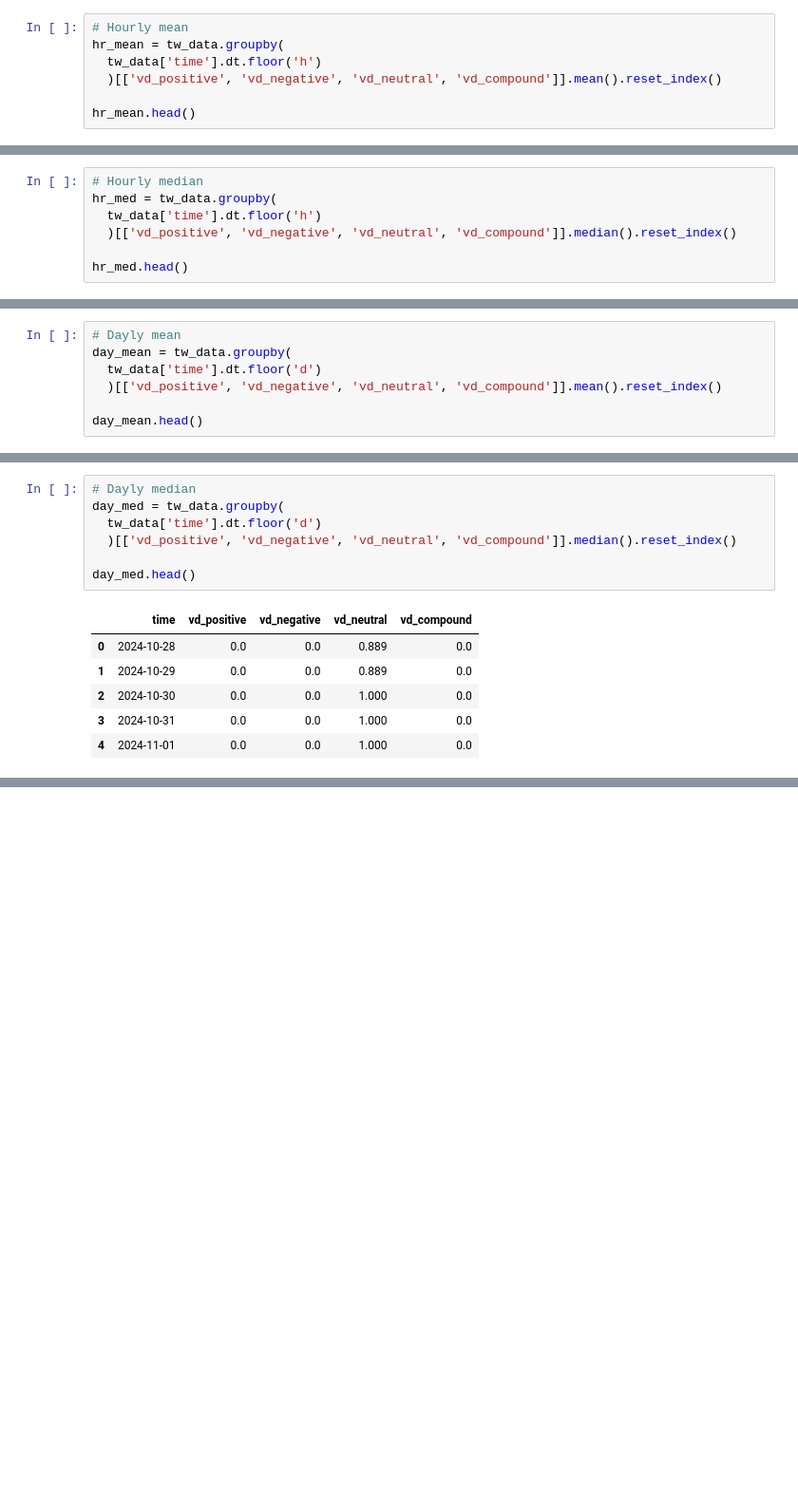
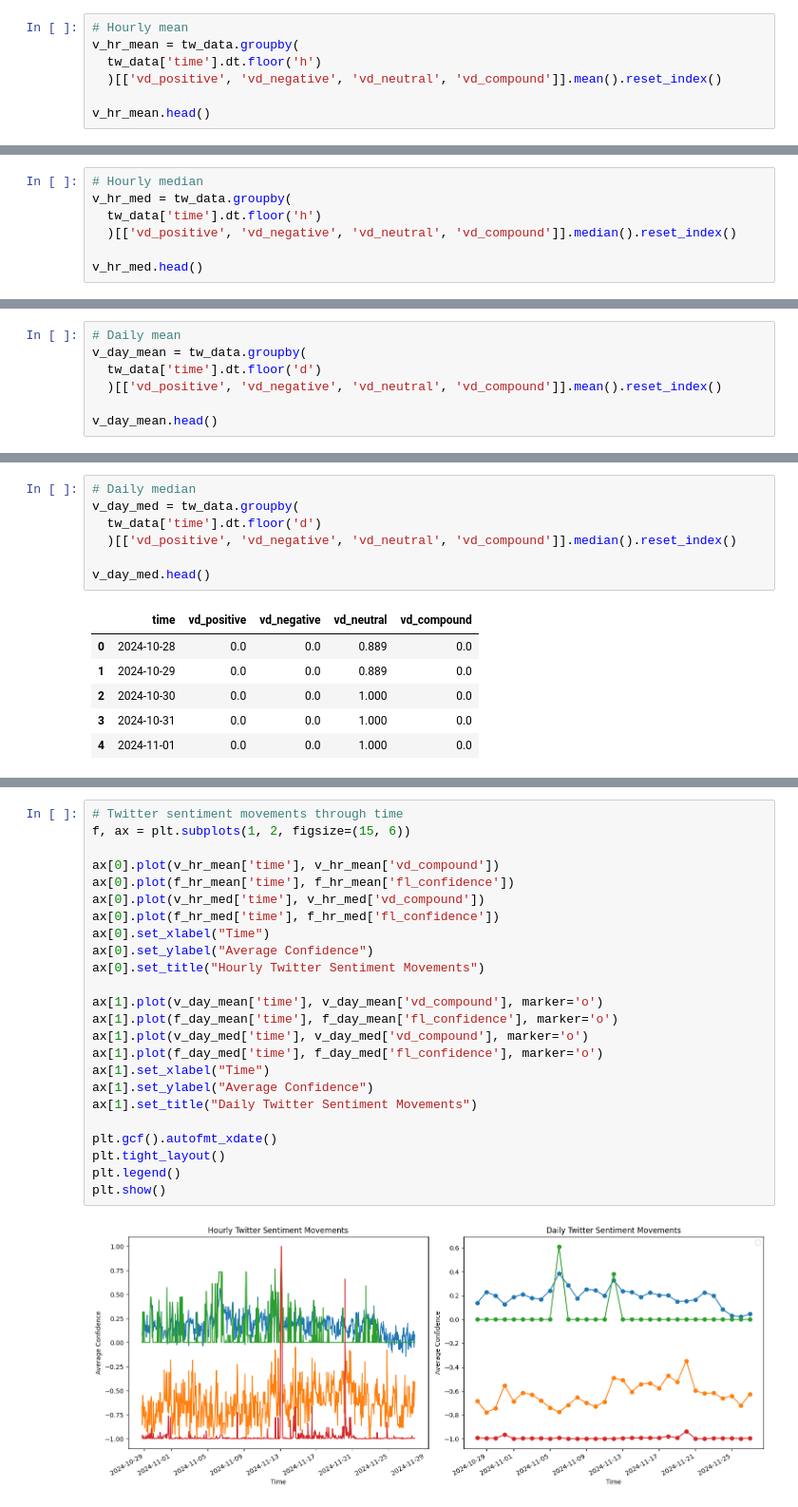
Before and after one commit to RubyQianru/Crypto-Price-and-Twitter-Sentimental-Analysis, a Jupyter notebook: main.ipynb, the cells around one changed output, grey strips where cells are left out. Shown at 95% size. Drawn from its saved outputs; the diff is of its cells as text; blank space fills up the shorter version.

Commit message:
💥 Add distribution graph

```diff
--- a/main.ipynb
+++ b/main.ipynb
@@ -380,11 +401,11 @@ plt.show()
 - Calculate the mean and median of **confidence** column grouped by day.
 # %%
 # Hourly mean
-hr_mean = tw_data.groupby(
+v_hr_mean = tw_data.groupby(
   tw_data['time'].dt.floor('h')
   )[['vd_positive', 'vd_negative', 'vd_neutral', 'vd_compound']].mean().reset_index()
 
-hr_mean.head()
+v_hr_mean.head()
 # %% [output]
 |  | time | vd_positive | vd_negative | vd_neutral | vd_compound |
 | 0 | 2024-10-28 19:00:00 | 0.067324 | 0.039471 | 0.893147 | 0.090591 |
@@ -394,11 +415,11 @@ hr_mean.head()
 | 4 | 2024-10-28 23:00:00 | 0.130353 | 0.000000 | 0.869647 | 0.282982 |
 # %%
 # Hourly median
-hr_med = tw_data.groupby(
+v_hr_med = tw_data.groupby(
   tw_data['time'].dt.floor('h')
   )[['vd_positive', 'vd_negative', 'vd_neutral', 'vd_compound']].median().reset_index()
 
-hr_med.head()
+v_hr_med.head()
 # %% [output]
 |  | time | vd_positive | vd_negative | vd_neutral | vd_compound |
 | 0 | 2024-10-28 19:00:00 | 0.000 | 0.0 | 0.903 | 0.0000 |
@@ -423,12 +444,12 @@ plt.show()
 # %% [output]
 [figure]
 # %%
-# Dayly mean
-day_mean = tw_data.groupby(
+# Daily mean
+v_day_mean = tw_data.groupby(
   tw_data['time'].dt.floor('d')
   )[['vd_positive', 'vd_negative', 'vd_neutral', 'vd_compound']].mean().reset_index()
 
-day_mean.head()
+v_day_mean.head()
 # %% [output]
 |  | time | vd_positive | vd_negative | vd_neutral | vd_compound |
 | 0 | 2024-10-28 | 0.084480 | 0.032990 | 0.882500 | 0.137509 |
@@ -437,12 +458,12 @@ day_mean.head()
 | 3 | 2024-10-31 | 0.066368 | 0.030445 | 0.903187 | 0.126812 |
 | 4 | 2024-11-01 | 0.080500 | 0.029864 | 0.889636 | 0.188688 |
 # %%
-# Dayly median
-day_med = tw_data.groupby(
+# Daily median
+v_day_med = tw_data.groupby(
   tw_data['time'].dt.floor('d')
   )[['vd_positive', 'vd_negative', 'vd_neutral', 'vd_compound']].median().reset_index()
 
-day_med.head()
+v_day_med.head()
 # %% [output]
 |  | time | vd_positive | vd_negative | vd_neutral | vd_compound |
 | 0 | 2024-10-28 | 0.0 | 0.0 | 0.889 | 0.0 |
@@ -468,0 +492,26 @@ plt.show()
+# %%
+# Twitter sentiment movements through time
+f, ax = plt.subplots(1, 2, figsize=(15, 6))
+
+ax[0].plot(v_hr_mean['time'], v_hr_mean['vd_compound'])
+ax[0].plot(f_hr_mean['time'], f_hr_mean['fl_confidence'])
+ax[0].plot(v_hr_med['time'], v_hr_med['vd_compound'])
+ax[0].plot(f_hr_med['time'], f_hr_med['fl_confidence'])
+ax[0].set_xlabel("Time")
+ax[0].set_ylabel("Average Confidence")
+ax[0].set_title("Hourly Twitter Sentiment Movements")
+
+ax[1].plot(v_day_mean['time'], v_day_mean['vd_compound'], marker='o')
+ax[1].plot(f_day_mean['time'], f_day_mean['fl_confidence'], marker='o')
+ax[1].plot(v_day_med['time'], v_day_med['vd_compound'], marker='o')
+ax[1].plot(f_day_med['time'], f_day_med['fl_confidence'], marker='o')
+ax[1].set_xlabel("Time")
+ax[1].set_ylabel("Average Confidence")
+ax[1].set_title("Daily Twitter Sentiment Movements")
+
+plt.gcf().autofmt_xdate()
+plt.tight_layout()
+plt.legend()
+plt.show()
+# %% [output]
+[figure, added]
```
Also changed, not shown: parts of 22 cells of this notebook.
